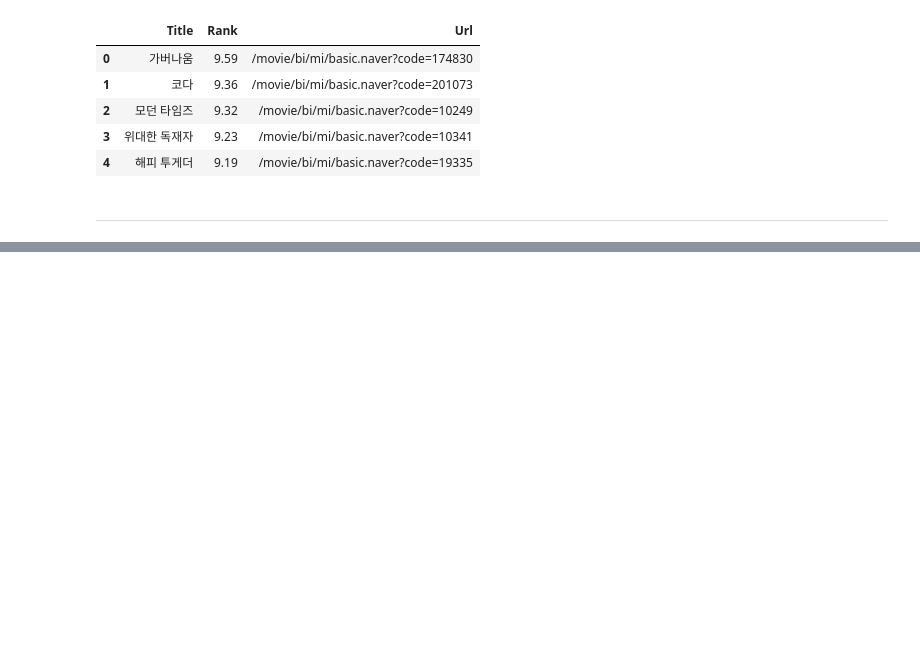
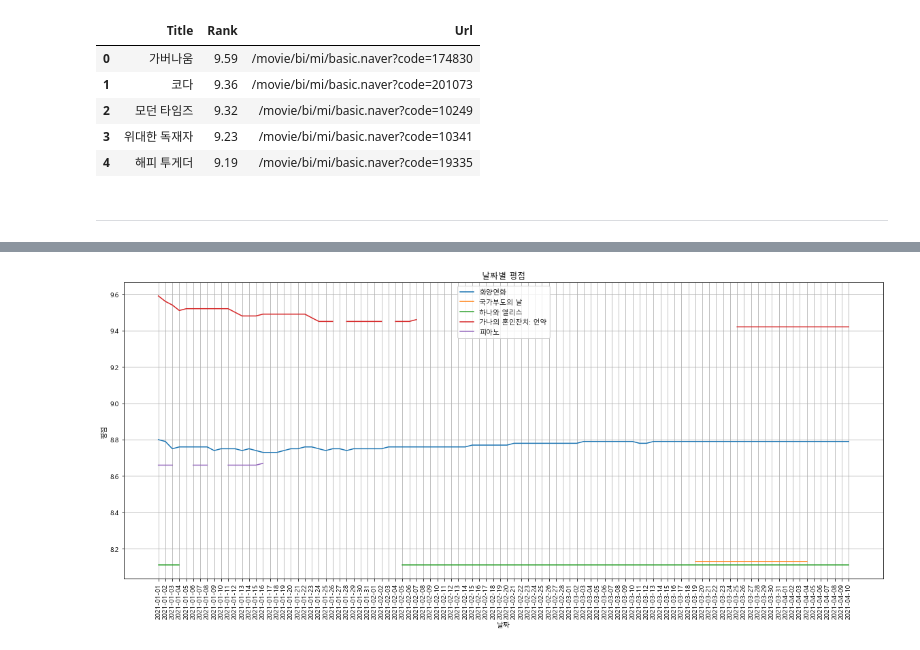
Before and after one commit to kimjaemin95/nekalakubae_data_science_1st, a Jupyter notebook: ds_study/code/03. Naver Movie Ranking.ipynb, the cells around one changed output, grey strips where cells are left out. Drawn from its saved outputs; the diff is of its cells as text; code cells hidden in the pictures; blank space fills up the shorter version.

```diff
--- a/ds_study/code/03. Naver Movie Ranking.ipynb
+++ b/ds_study/code/03. Naver Movie Ranking.ipynb
@@ -90,0 +271,3 @@ pd.DataFrame(data).head()
+# %%
+movie_pivot = movie.pivot_table(index="date", columns="name", values="point")
+movie_pivot
@@ -90,0 +308,14 @@ pd.DataFrame(data).head()
+# %%
+target_col = ["화양연화", "국가부도의 날", "하나와 앨리스", "가나의 혼인잔치: 언약", "피아노"]
+plt.figure(figsize=(20, 8))
+plt.title("날짜별 평점")
+plt.xlabel("날짜")
+plt.ylabel("평점")
+plt.xticks(rotation="vertical")
+plt.tick_params(bottom="off", labelbottom="off")
+plt.plot(movie_pivot[target_col])
+plt.legend(target_col, loc="best")
+plt.grid(True)
+plt.show()
+# %% [output]
+[figure, added]
```
Also changed, not shown: parts of 26 cells of this notebook, 4 other files.
